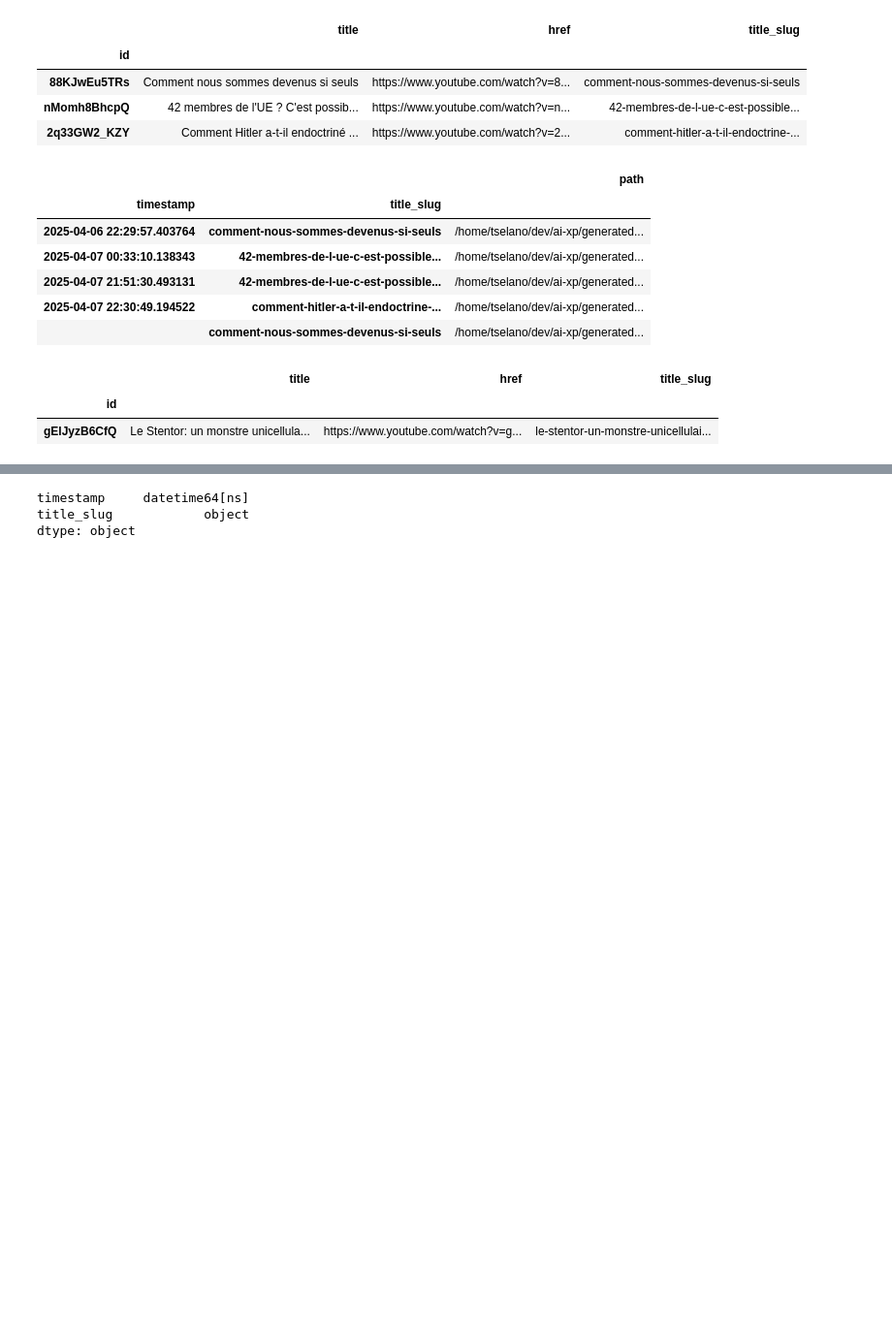
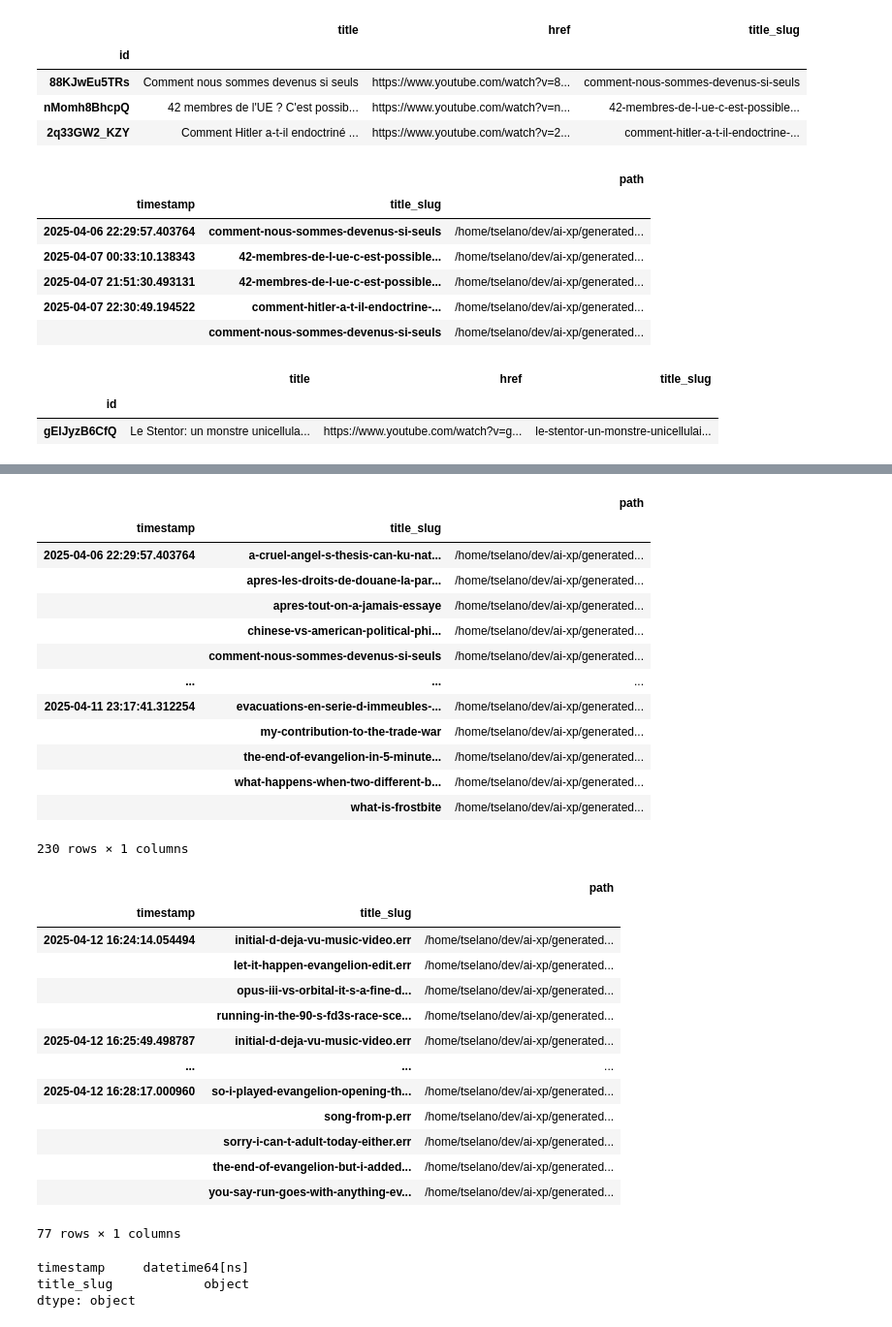
Before and after one commit to etienneschalk/youtube-summary, a Jupyter notebook: notebooks/scratch.ipynb, the cells around one changed output, grey strips where cells are left out. Shown: that part at 97% size. Saved outputs shown, nothing was run; the diff lists cells and outputs as text; code cells hidden in the pictures; blank space fills up the shorter version.

Commit message:
Work on error handling

```diff
--- a/notebooks/scratch.ipynb
+++ b/notebooks/scratch.ipynb
@@ -104,3 +104,45 @@ db.outputs_dataframe
+# %%
+title_index = db.outputs_dataframe.index.get_level_values("title_slug")
+error_mask = title_index.str.endswith(".err")
+success_df = db.outputs_dataframe.loc[~error_mask]
+errors_df = db.outputs_dataframe.loc[error_mask]
+display(success_df)
+display(errors_df)
+# errors_df.index.get_level_values("title_slug").str.rstrip(".err")
+
+# errors_df.index = errors_df.index.set_levels(
+#     errors_df.index.get_level_values("title_slug").str.rstrip(".err"), level=1
+# )
+# errors_df.reset_index()["title_slug"].str.rstrip(".err")
+# %% [output]
+|  |  | path |
+| timestamp | title_slug |  |
+| 2025-04-06 22:29:57.403764 | a-cruel-angel-s-thesis-can-ku-nat... | /home/tselano/dev/ai-xp/generated... |
+|  | apres-les-droits-de-douane-la-par... | /home/tselano/dev/ai-xp/generated... |
+|  | apres-tout-on-a-jamais-essaye | /home/tselano/dev/ai-xp/generated... |
+|  | chinese-vs-american-political-phi... | /home/tselano/dev/ai-xp/generated... |
+|  | comment-nous-sommes-devenus-si-seuls | /home/tselano/dev/ai-xp/generated... |
+| ... | ... | ... |
+| 2025-04-11 23:17:41.312254 | evacuations-en-serie-d-immeubles-... | /home/tselano/dev/ai-xp/generated... |
+|  | my-contribution-to-the-trade-war | /home/tselano/dev/ai-xp/generated... |
+|  | the-end-of-evangelion-in-5-minute... | /home/tselano/dev/ai-xp/generated... |
+|  | what-happens-when-two-different-b... | /home/tselano/dev/ai-xp/generated... |
+|  | what-is-frostbite | /home/tselano/dev/ai-xp/generated... |
+230 rows × 1 columns
+|  |  | path |
+| timestamp | title_slug |  |
+| 2025-04-12 16:24:14.054494 | initial-d-deja-vu-music-video.err | /home/tselano/dev/ai-xp/generated... |
+|  | let-it-happen-evangelion-edit.err | /home/tselano/dev/ai-xp/generated... |
+|  | opus-iii-vs-orbital-it-s-a-fine-d... | /home/tselano/dev/ai-xp/generated... |
+|  | running-in-the-90-s-fd3s-race-sce... | /home/tselano/dev/ai-xp/generated... |
+| 2025-04-12 16:25:49.498787 | initial-d-deja-vu-music-video.err | /home/tselano/dev/ai-xp/generated... |
+| ... | ... | ... |
+| 2025-04-12 16:28:17.000960 | so-i-played-evangelion-opening-th... | /home/tselano/dev/ai-xp/generated... |
+|  | song-from-p.err | /home/tselano/dev/ai-xp/generated... |
+|  | sorry-i-can-t-adult-today-either.err | /home/tselano/dev/ai-xp/generated... |
+|  | the-end-of-evangelion-but-i-added... | /home/tselano/dev/ai-xp/generated... |
+|  | you-say-run-goes-with-anything-ev... | /home/tselano/dev/ai-xp/generated... |
+77 rows × 1 columns
 # %%
 db.outputs_dataframe.index.dtypes
 # %% [output]
```
Also changed, not shown: parts of 3 cells of this notebook, 5 other files.
